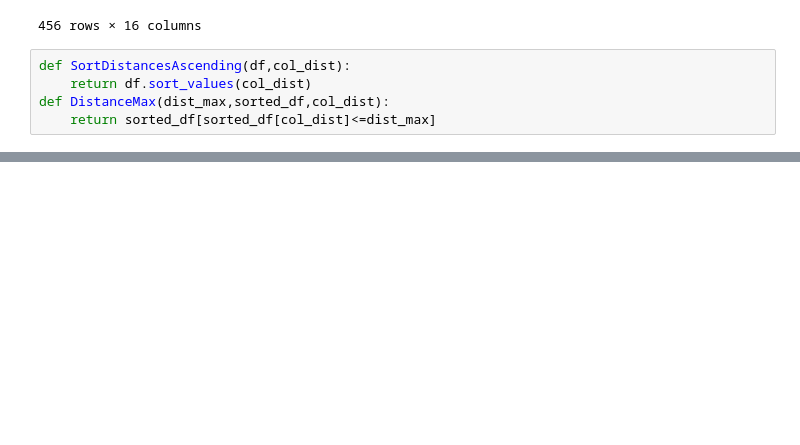
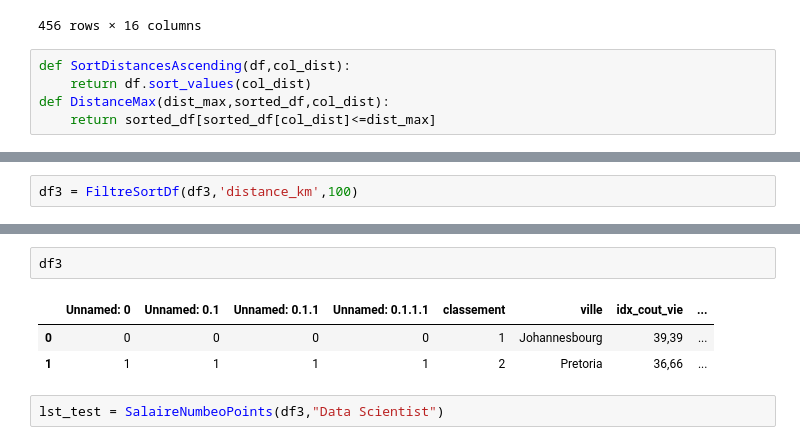
Before and after one commit to eva-pa/projet_webscrapping_padrino_eva_dia3, a Jupyter notebook: visual_final.ipynb, the cells around one changed output, grey strips where cells are left out. Drawn from its saved outputs; the diff is of its cells as text; blank space fills up the shorter version.

Commit message:
tests de fonctions sur le notebook

```diff
--- a/visual_final.ipynb
+++ b/visual_final.ipynb
@@ -133,0 +138,2 @@ df3
+# %%
+df3 = FiltreSortDf(df3,'distance_km',100)
@@ -133,0 +156,8 @@ df3
+# %%
+df3
+# %% [output]
+|  | Unnamed: 0 | Unnamed: 0.1 | Unnamed: 0.1.1 | Unnamed: 0.1.1.1 | classement | ville | idx_cout_vie | ... |
+| 0 | 0 | 0 | 0 | 0 | 1 | Johannesbourg | 39,39 | ... |
+| 1 | 1 | 1 | 1 | 1 | 2 | Pretoria | 36,66 | ... |
+# %%
+lst_test = SalaireNumbeoPoints(df3,"Data Scientist")
```
Also changed, not shown: parts of 8 cells of this notebook.
